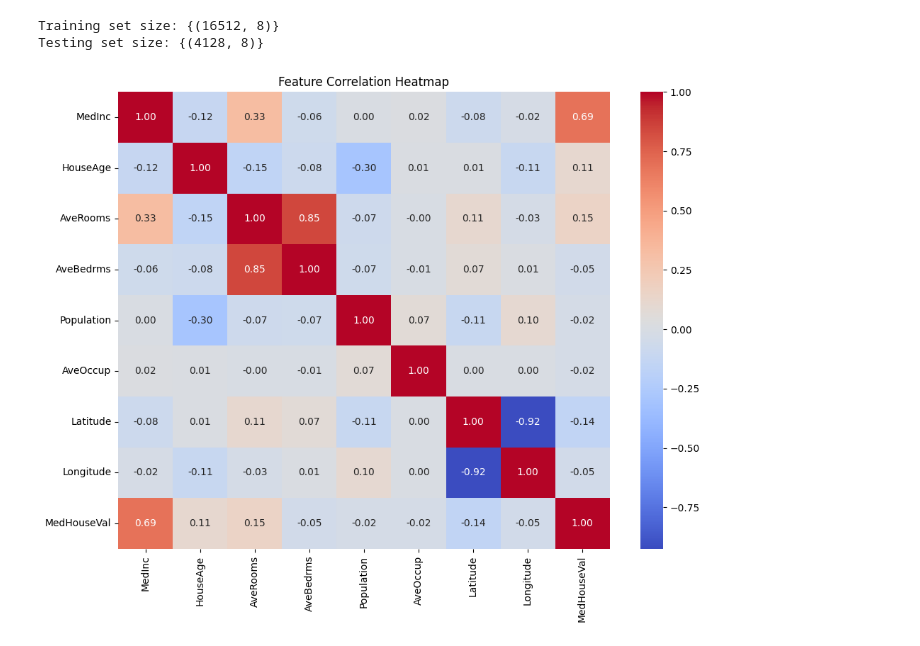
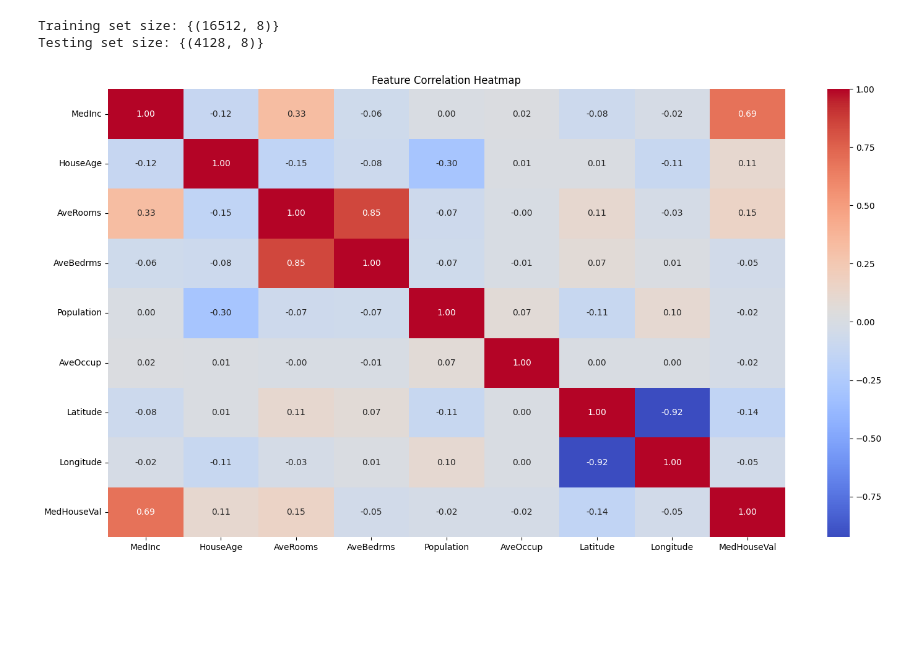
Before and after one commit to Rudeus0/house_price_prediction, a Jupyter notebook: notebooks/analysis.ipynb, the cells around one changed output. Cells and saved outputs as stored; diff of their text form; code cells hidden in the pictures; blank space fills up the shorter version.

```diff
--- a/notebooks/analysis.ipynb
+++ b/notebooks/analysis.ipynb
@@ -72,12 +72,12 @@ print("Testing set size:", {X_test.shape})
 Training set size: {(16512, 8)}
 Testing set size: {(4128, 8)}
 # %%
-plt.figure(figsize=(10, 8))
+plt.figure(figsize=(15, 8))
 sns.heatmap(housing_df.corr(), annot=True, fmt=".2f", cmap="coolwarm")
 plt.title("Feature Correlation Heatmap")
 plt.tight_layout()
 plt.savefig("../plots/correlation_heatmap.png")
 plt.show()
 # %% [output]
-[figure, old version]
+[figure, new version]
 # %%
```
Also changed, not shown: parts of 3 cells of this notebook.
